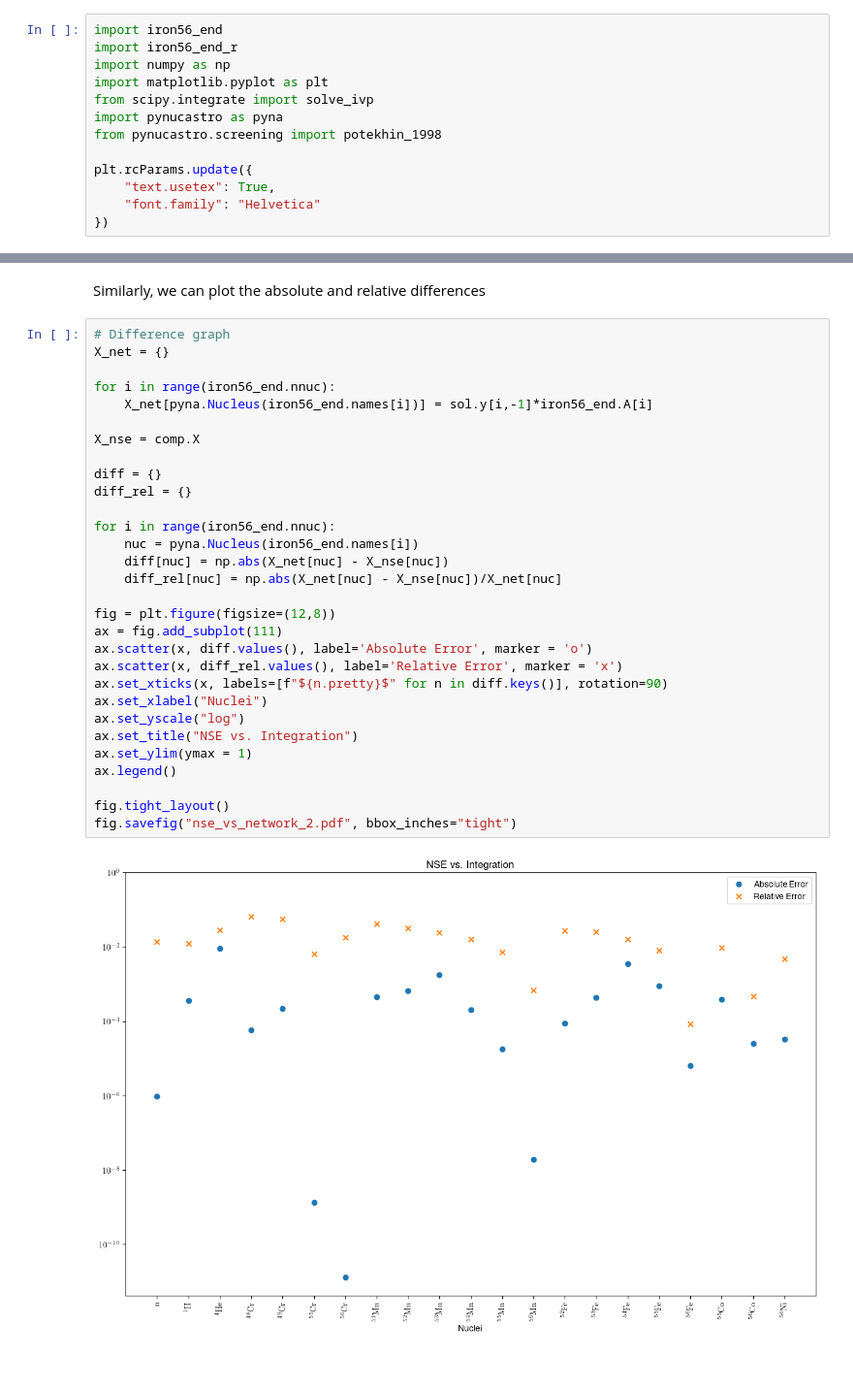
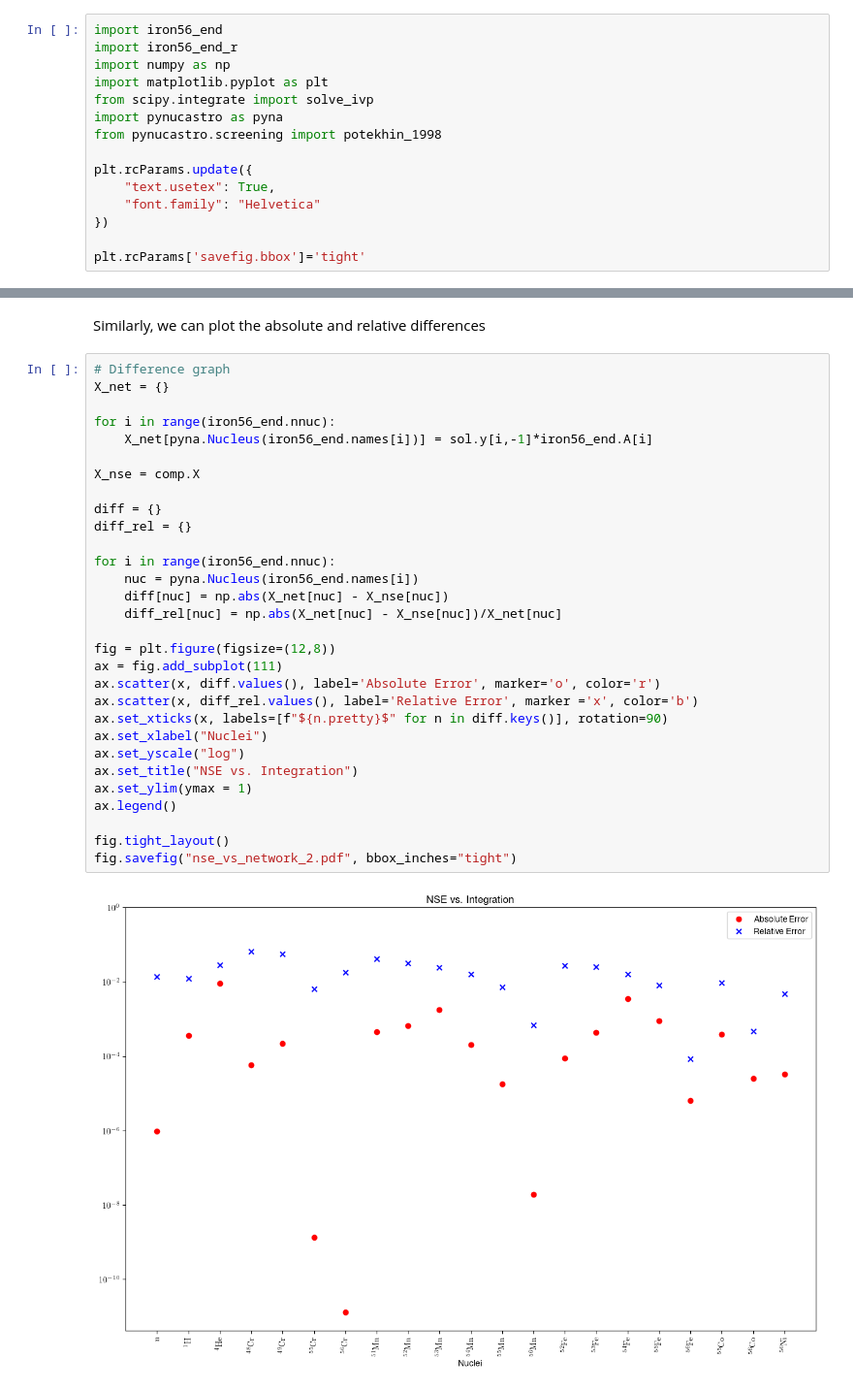
Before and after one commit to pynucastro/paper_notebooks, a Jupyter notebook: iron56_end_integrate.ipynb, the cells around one changed output, grey strips where cells are left out. Shown at 97% size. Saved outputs shown, nothing was run; the diff lists cells and outputs as text.

```diff
--- a/iron56_end_integrate.ipynb
+++ b/iron56_end_integrate.ipynb
@@ -11,6 +11,8 @@ plt.rcParams.update({
     "text.usetex": True,
     "font.family": "Helvetica"
 })
+
+plt.rcParams['savefig.bbox']='tight'
 # %% [markdown]
 ## Integrating the `iron56_end` network
 
@@ -196,32 +198,32 @@ Similarly, we can plot the absolute and relative differences
 # %%
 # Difference graph
 X_net = {}
 
 for i in range(iron56_end.nnuc):
     X_net[pyna.Nucleus(iron56_end.names[i])] = sol.y[i,-1]*iron56_end.A[i]
 
 X_nse = comp.X
 
 diff = {}
 diff_rel = {}
 
 for i in range(iron56_end.nnuc):
     nuc = pyna.Nucleus(iron56_end.names[i])
     diff[nuc] = np.abs(X_net[nuc] - X_nse[nuc])
     diff_rel[nuc] = np.abs(X_net[nuc] - X_nse[nuc])/X_net[nuc]
 
 fig = plt.figure(figsize=(12,8))
 ax = fig.add_subplot(111)
-ax.scatter(x, diff.values(), label='Absolute Error', marker = 'o')
-ax.scatter(x, diff_rel.values(), label='Relative Error', marker = 'x')
+ax.scatter(x, diff.values(), label='Absolute Error', marker='o', color='r')
+ax.scatter(x, diff_rel.values(), label='Relative Error', marker ='x', color='b')
 ax.set_xticks(x, labels=[f"${n.pretty}$" for n in diff.keys()], rotation=90)
 ax.set_xlabel("Nuclei")
 ax.set_yscale("log")
 ax.set_title("NSE vs. Integration")
 ax.set_ylim(ymax = 1)
 ax.legend()
 
 fig.tight_layout()
 fig.savefig("nse_vs_network_2.pdf", bbox_inches="tight")
 # %% [output]
-[figure, old version]
+[figure, new version]
```
Also changed, not shown: 3 other files.
